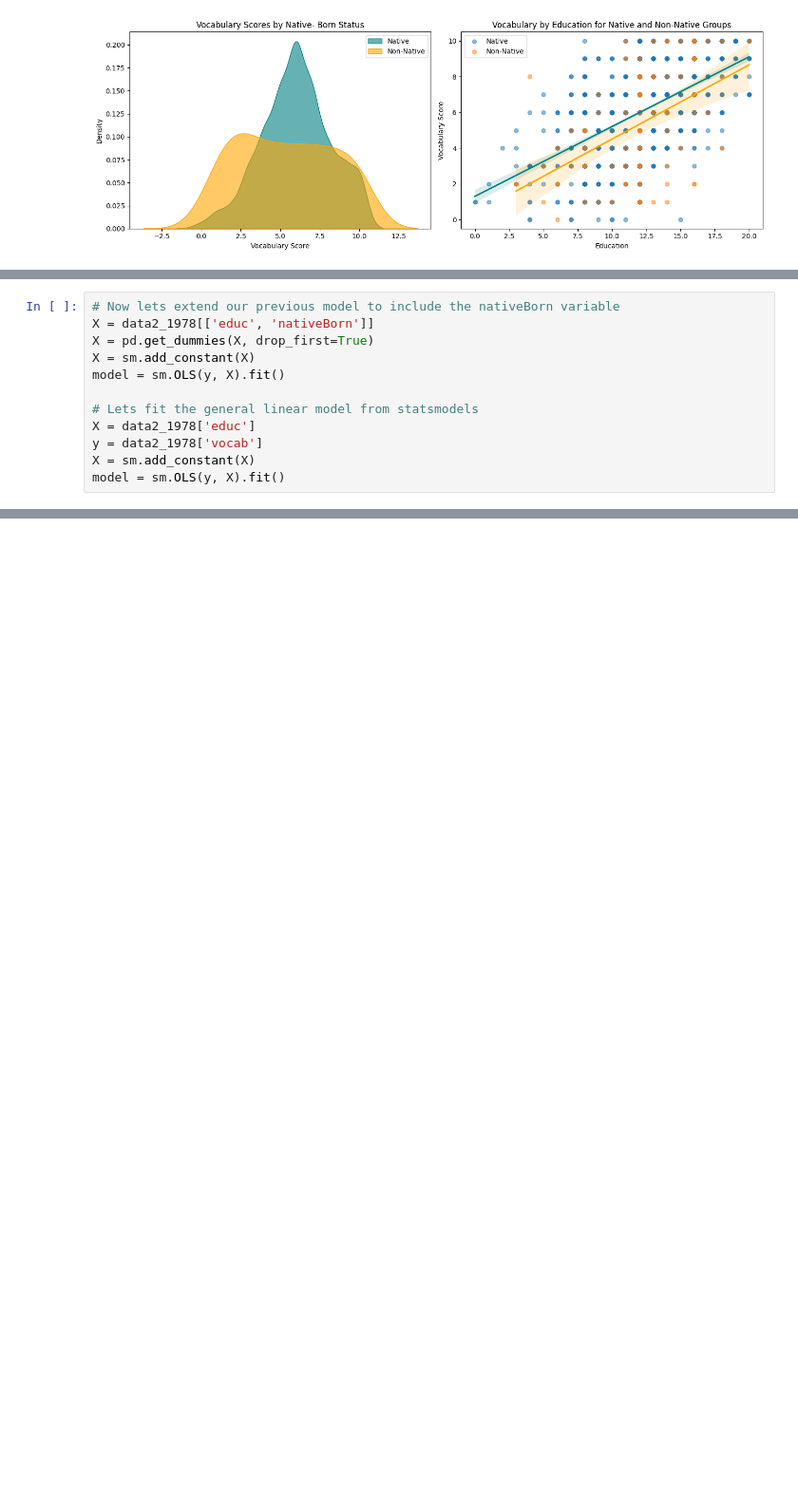
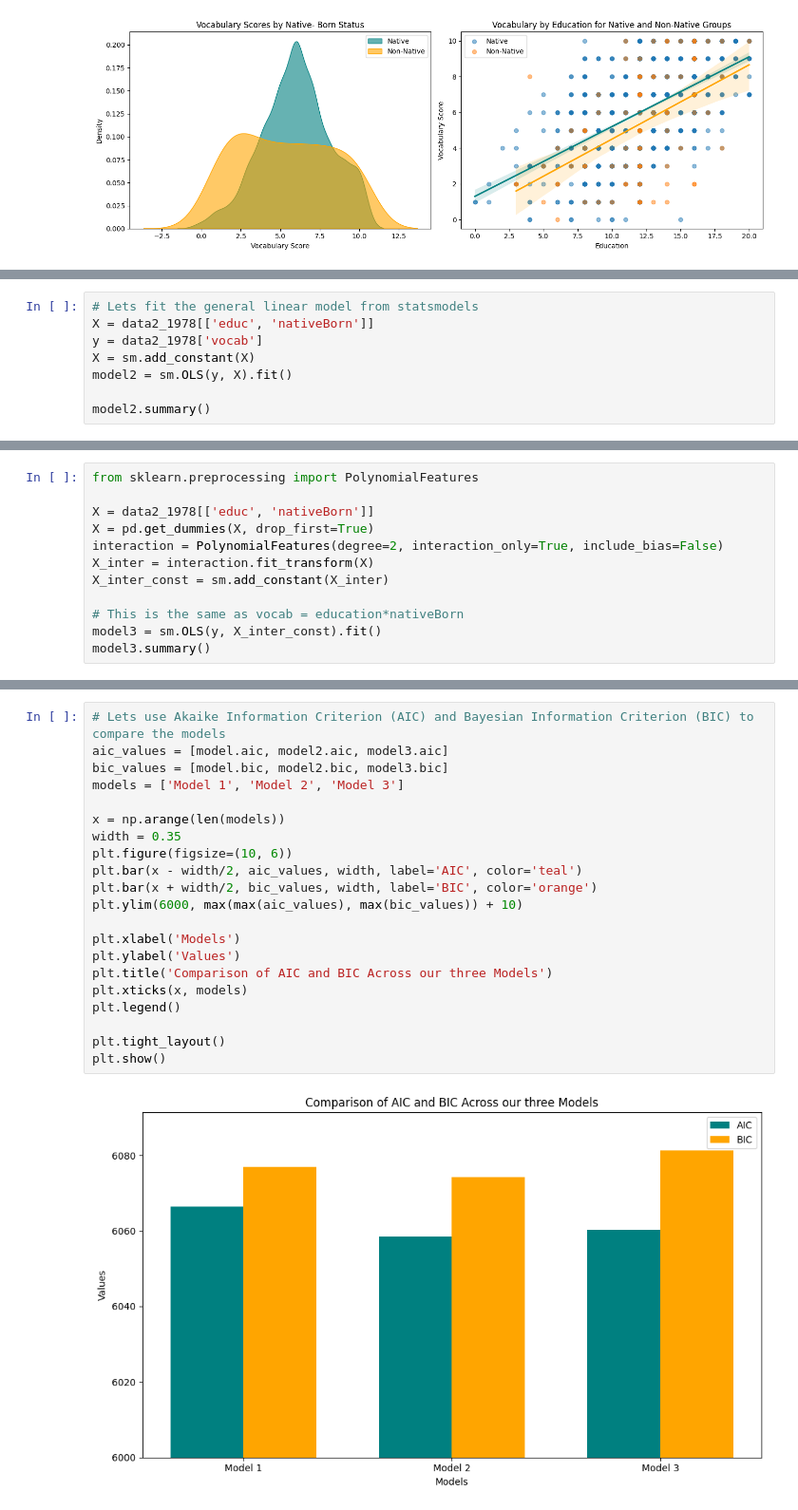
Before and after one commit to samuelnehrer02/CDataScience, a Jupyter notebook: PA2/assignment_2.ipynb, the cells around one changed output, grey strips where cells are left out. Shown at 95% size. Drawn from its saved outputs; the diff is of its cells as text; blank space fills up the shorter version.

```diff
--- a/PA2/assignment_2.ipynb
+++ b/PA2/assignment_2.ipynb
@@ -200,12 +223,8 @@ plt.show()
 # %%
-# Now lets extend our previous model to include the nativeBorn variable
+# Lets fit the general linear model from statsmodels
 X = data2_1978[['educ', 'nativeBorn']]
-X = pd.get_dummies(X, drop_first=True)
-X = sm.add_constant(X)
-model = sm.OLS(y, X).fit()
-
-# Lets fit the general linear model from statsmodels
-X = data2_1978['educ']
 y = data2_1978['vocab']
 X = sm.add_constant(X)
-model = sm.OLS(y, X).fit()
+model2 = sm.OLS(y, X).fit()
+
+model2.summary()
@@ -211,0 +293,12 @@ model = sm.OLS(y, X).fit()
+# %%
+from sklearn.preprocessing import PolynomialFeatures
+
+X = data2_1978[['educ', 'nativeBorn']]
+X = pd.get_dummies(X, drop_first=True)
+interaction = PolynomialFeatures(degree=2, interaction_only=True, include_bias=False)
+X_inter = interaction.fit_transform(X)
+X_inter_const = sm.add_constant(X_inter)
+
+# This is the same as vocab = education*nativeBorn
+model3 = sm.OLS(y, X_inter_const).fit()
+model3.summary()
@@ -211,0 +327,23 @@ model = sm.OLS(y, X).fit()
+# %%
+# Lets use Akaike Information Criterion (AIC) and Bayesian Information Criterion (BIC) to compare the models
+aic_values = [model.aic, model2.aic, model3.aic]
+bic_values = [model.bic, model2.bic, model3.bic]
+models = ['Model 1', 'Model 2', 'Model 3']
+
+x = np.arange(len(models))
+width = 0.35
+plt.figure(figsize=(10, 6))
+plt.bar(x - width/2, aic_values, width, label='AIC', color='teal')
+plt.bar(x + width/2, bic_values, width, label='BIC', color='orange')
+plt.ylim(6000, max(max(aic_values), max(bic_values)) + 10)
+
+plt.xlabel('Models')
+plt.ylabel('Values')
+plt.title('Comparison of AIC and BIC Across our three Models')
+plt.xticks(x, models)
+plt.legend()
+
+plt.tight_layout()
+plt.show()
+# %% [output]
+[figure, added]
```
Also changed, not shown: parts of 11 cells of this notebook.
